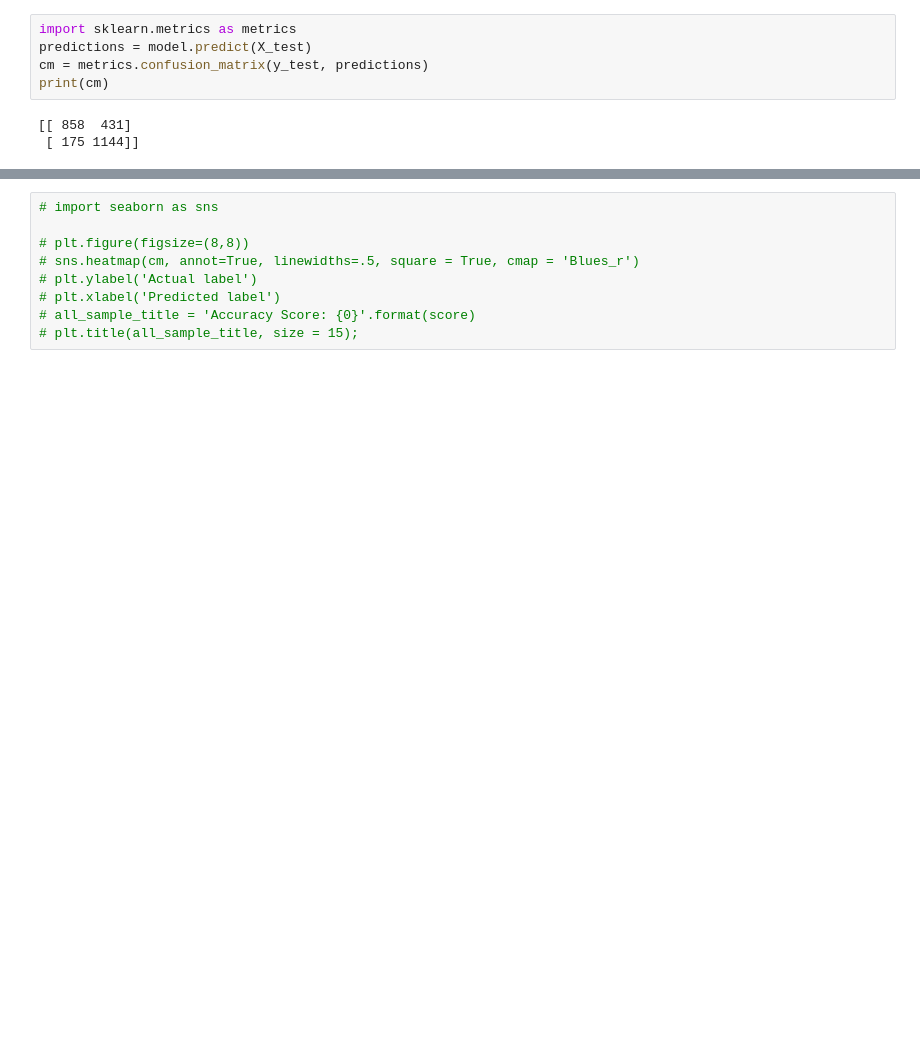
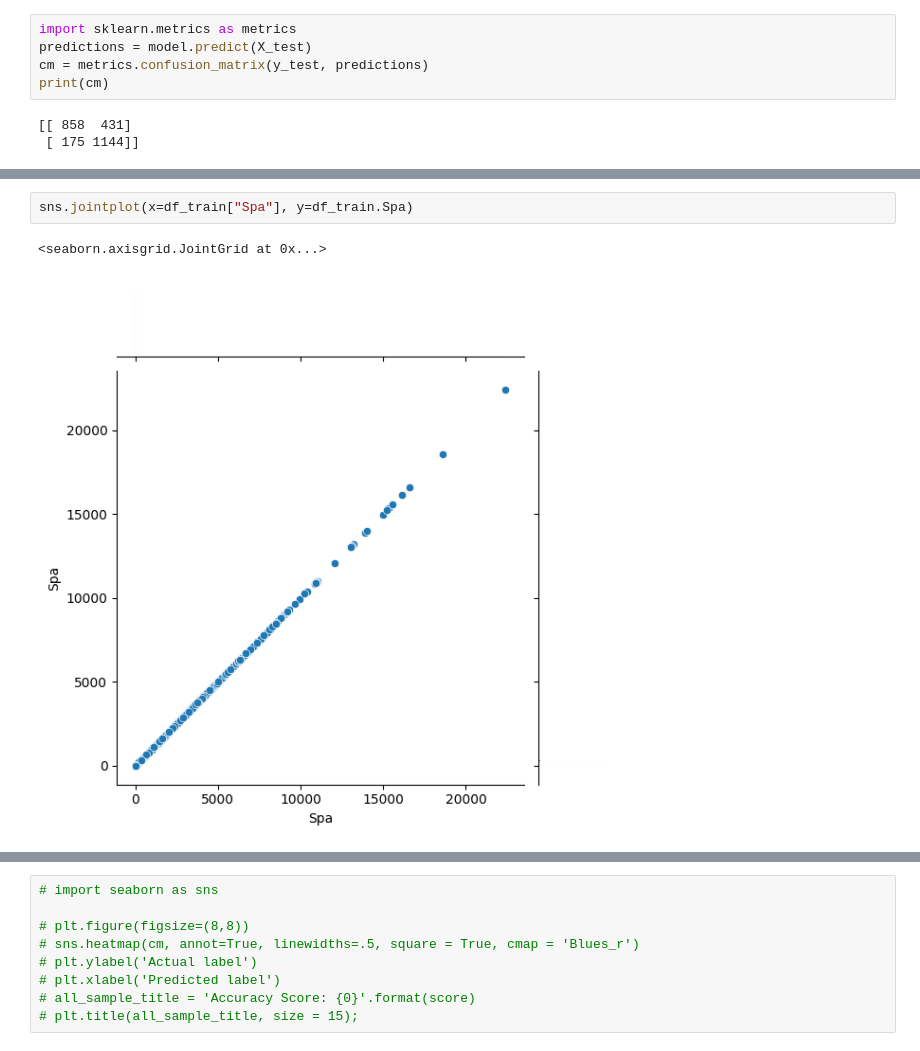
Before and after one commit to Wallace-80/Machine-Learning, a Jupyter notebook: src/notebook/ALT - Logistic_regression.ipynb, the cells around one changed output, grey strips where cells are left out. Cells and saved outputs as stored; diff of their text form; blank space fills up the shorter version.

```diff
--- a/src/notebook/ALT - Logistic_regression.ipynb
+++ b/src/notebook/ALT - Logistic_regression.ipynb
@@ -240,0 +243,5 @@ print(cm)
+# %%
+sns.jointplot(x=df_train["Spa"], y=df_train.Spa)
+# %% [output]
+<seaborn.axisgrid.JointGrid at 0x...>
+[figure, added]
```
Also changed, not shown: parts of 7 cells of this notebook, 16 other files.
